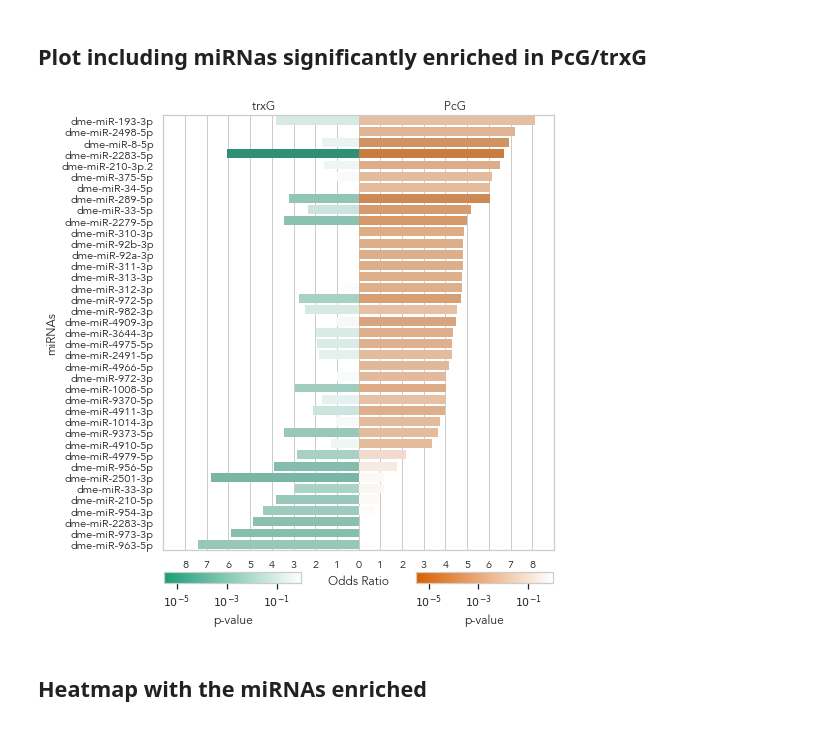
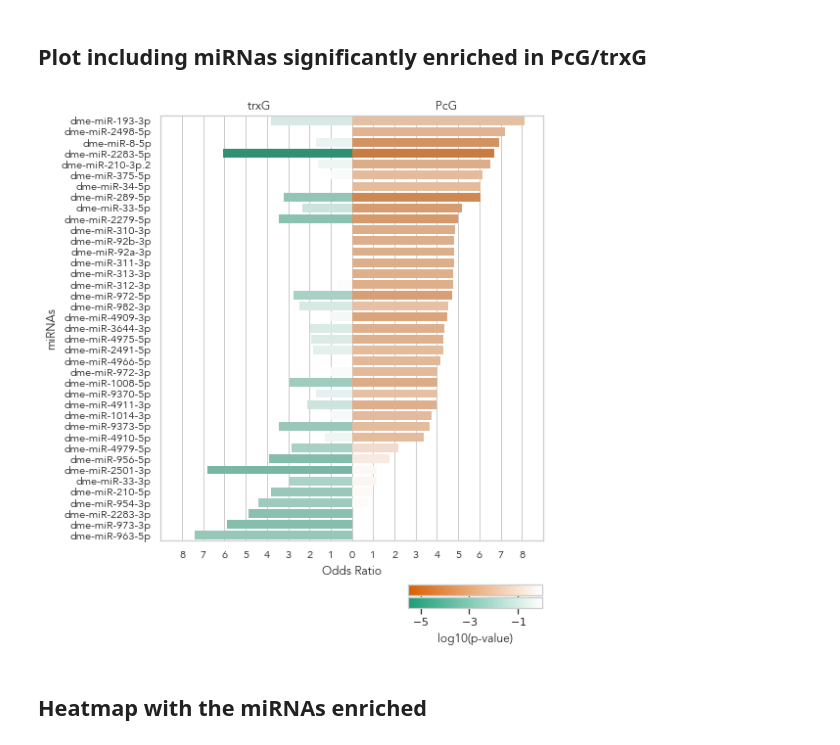
Before and after one commit to j-solor/Drosophila-miRNA-PcG-circuits, a Jupyter notebook: Analysis/Analysis.ipynb, the cells around one changed output. Drawn from its saved outputs; the diff is of its cells as text; code cells hidden in the pictures.

```diff
--- a/Analysis/Analysis.ipynb
+++ b/Analysis/Analysis.ipynb
@@ -314,6 +314,13 @@ plt.show()
 merged_enrch = pd.merge(PcG_enrch, trxG_enrch, on = "miRNAs", suffixes = ("_PcG", "_trxG"))
 merged_enrch.sort_values(["OR_PcG", "OR_trxG"],ascending = [False, True],inplace = True)
 merged_enrch["OR_trxG"] = - merged_enrch["OR_trxG"] # to get trxG´s OR to the left
+merged_enrch["sign_PcG"] = (merged_enrch["hyper_pval_PcG"] <= 0.01)
+merged_enrch["sign_trxG"] = (merged_enrch["hyper_pval_trxG"] <= 0.01)
+
+## give order to heatmap
+
+merged_enrch["order"] = merged_enrch.sign_PcG.astype(str) + merged_enrch.sign_trxG.astype(str)
+merged_enrch["order"] = merged_enrch.order.map(make_order)
 
 ## Transform non analyzed Pvalues into 1, and OR into 0 for color scales
 values = {"hyper_pval_PcG": 0.999,
@@ -323,7 +330,7 @@ values = {"hyper_pval_PcG": 0.999,
 merged_enrch.fillna(values, inplace=True)
 
 ## generate dataframe only with significantly enriched miRNAs
-subset = ((merged_enrch["hyper_pval_PcG"] < 0.01) | (merged_enrch["hyper_pval_trxG"] < 0.01))
+subset = ((merged_enrch["sign_PcG"]) | (merged_enrch["sign_trxG"]))
 merged_enrch_subset = merged_enrch[subset]
 # %%
 # Functions
@@ -351,7 +358,7 @@ from matplotlib.colors import ListedColormap, LinearSegmentedColormap
 # Initialize the figure
 sns.set_theme(style="whitegrid")
 mpl.rcParams['font.family'] = 'Avenir'
-f, ax = plt.subplots(figsize=(7, 8))
+fig, ax = plt.subplots(figsize=(7, 8))
 pval_interval = np.array([-0.01, -5,])
 
 # Plot the PcG ORs of miRNAs significatively enriched in PcG or trxG
@@ -398,45 +405,45 @@ PcGaxins = inset_axes(ax,
                     loc='lower right',
                     borderpad=-7,
                     bbox_to_anchor = (0.1, #control x
-                                      0.1, # control Y
+                                      0.05, # control Y
                                       0.7, # contrrol wide
                                       0.5 ),#control height
                       bbox_transform=ax.transAxes
                      )
 
 trxGaxins = inset_axes(ax,
                     width="50%",
                     height="5%",
-                    loc='lower left',
+                    loc='lower right',
                     borderpad=-7,
-                       bbox_to_anchor = (0.2, #control x
-                                         0.1, # control Y
+                       bbox_to_anchor = (0.1, #control x
+                                         0.02, # control Y
                                          0.7, # contrrol wide
                                          0.5 ),#control height
                        bbox_transform=ax.transAxes
                      )
 
 
 ## plot
-cbar_PcG = ax.figure.colorbar(PcGcb,ticks = [-1, -3, -5], cax = PcGaxins, orientation="horizontal", label = "p-value")
-cbar_trxG = ax.figure.colorbar(trxGcb, ticks = [-1, -3, -5], cax = trxGaxins, orientation="horizontal", label = "p-value")
+cbar_PcG = ax.figure.colorbar(PcGcb,ticks = [-1, -3, -5], cax = PcGaxins, orientation="horizontal", label = "")
+cbar_trxG = ax.figure.colorbar(trxGcb, ticks = [-1, -3, -5], cax = trxGaxins, orientation="horizontal", label = "log10(p-value)")
 
 ## format
-tick_text = list("$10^{%i}$" %(x) for x in cbar_PcG.get_ticks())
-cbar_PcG.set_ticklabels(tick_text)
+tick_text = list("$%i$" %(x) for x in cbar_PcG.get_ticks())
+cbar_PcG.set_ticklabels([])
 cbar_trxG.set_ticklabels(tick_text)
 #cbar_PcG.ax.set_title("PcG")
 #cbar_trxG.ax.set_title("trxG")
 
 # Aesthetics
 ax.set_xlim(-9,9)
 ax.set_xticks(range(-8,9)) # <--- set the ticks first
 ax.set_xticklabels([abs(ele) for ele in range(-8,9)])
 ax.set_xlabel("Odds Ratio")
 ax.set_title("trxG" + 50*" " + "PcG")
 
-plt.savefig("plots/bestPcG_OR.png", dpi = 500, transparent = True, bbox_inches='tight')
+plt.savefig("plots/bestPcG_OR.svg", dpi = 500, transparent = True, bbox_inches='tight')
 # %% [output]
-[figure, old version]
+[figure, new version]
 # %% [markdown]
 ## Heatmap with the miRNAs enriched
```
Also changed, not shown: parts of 13 cells of this notebook.
